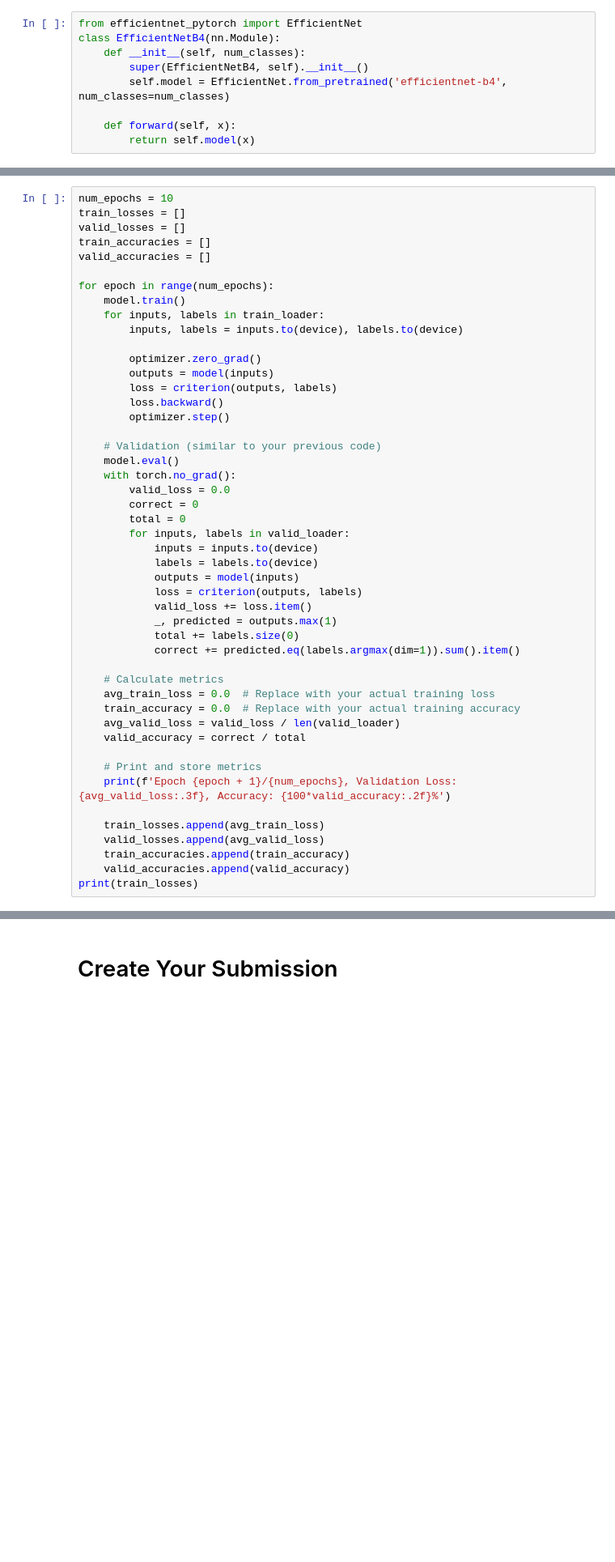
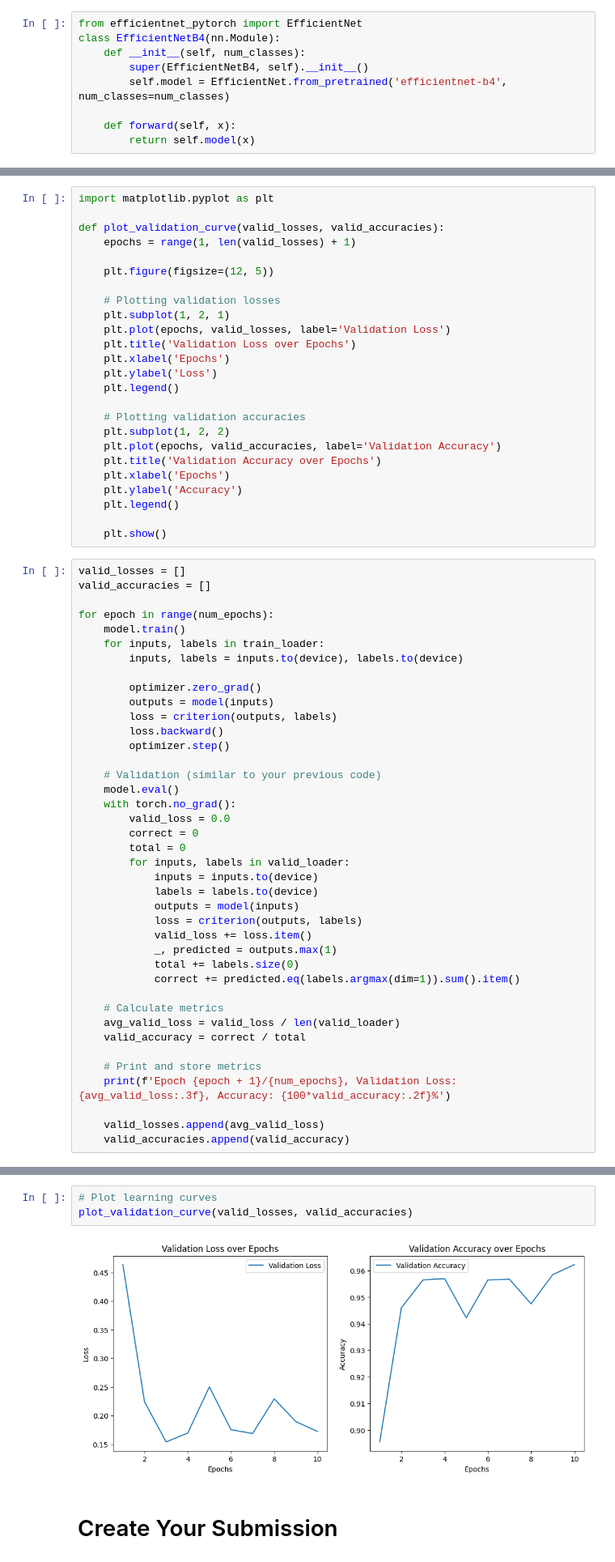
Before and after one commit to ELGHAZI-85/ml-student, a Jupyter notebook: Copie_de_Land_Cover_Project.ipynb, the cells around one changed output, grey strips where cells are left out. Shown at 81% size. Saved outputs shown, nothing was run; the diff lists cells and outputs as text; blank space fills up the shorter version.

```diff
--- a/Copie_de_Land_Cover_Project.ipynb
+++ b/Copie_de_Land_Cover_Project.ipynb
@@ -438,8 +387,30 @@ optimizer = torch.optim.Adam(model.parameters(), lr=0.001)
+# %%
+import matplotlib.pyplot as plt
+
+def plot_validation_curve(valid_losses, valid_accuracies):
+    epochs = range(1, len(valid_losses) + 1)
+
+    plt.figure(figsize=(12, 5))
+
+    # Plotting validation losses
+    plt.subplot(1, 2, 1)
+    plt.plot(epochs, valid_losses, label='Validation Loss')
+    plt.title('Validation Loss over Epochs')
+    plt.xlabel('Epochs')
+    plt.ylabel('Loss')
+    plt.legend()
+
+    # Plotting validation accuracies
+    plt.subplot(1, 2, 2)
+    plt.plot(epochs, valid_accuracies, label='Validation Accuracy')
+    plt.title('Validation Accuracy over Epochs')
+    plt.xlabel('Epochs')
+    plt.ylabel('Accuracy')
+    plt.legend()
+
+    plt.show()
 # %%
-num_epochs = 10
-train_losses = []
 valid_losses = []
-train_accuracies = []
 valid_accuracies = []
 
 for epoch in range(num_epochs):
@@ -470,17 +441,12 @@ for epoch in range(num_epochs):
             correct += predicted.eq(labels.argmax(dim=1)).sum().item()
 
     # Calculate metrics
-    avg_train_loss = 0.0  # Replace with your actual training loss
-    train_accuracy = 0.0  # Replace with your actual training accuracy
     avg_valid_loss = valid_loss / len(valid_loader)
     valid_accuracy = correct / total
 
     # Print and store metrics
     print(f'Epoch {epoch + 1}/{num_epochs}, Validation Loss: {avg_valid_loss:.3f}, Accuracy: {100*valid_accuracy:.2f}%')
 
-    train_losses.append(avg_train_loss)
     valid_losses.append(avg_valid_loss)
-    train_accuracies.append(train_accuracy)
     valid_accuracies.append(valid_accuracy)
-print(train_losses)
 # %% [output]
@@ -488,3 +463,8 @@ NameError: ignored
+# %%
+# Plot learning curves
+plot_validation_curve(valid_losses, valid_accuracies)
+# %% [output]
+[figure, added]
 # %% [markdown]
 # Create Your Submission
 # %%
```
Also changed, not shown: parts of 7 cells of this notebook.
